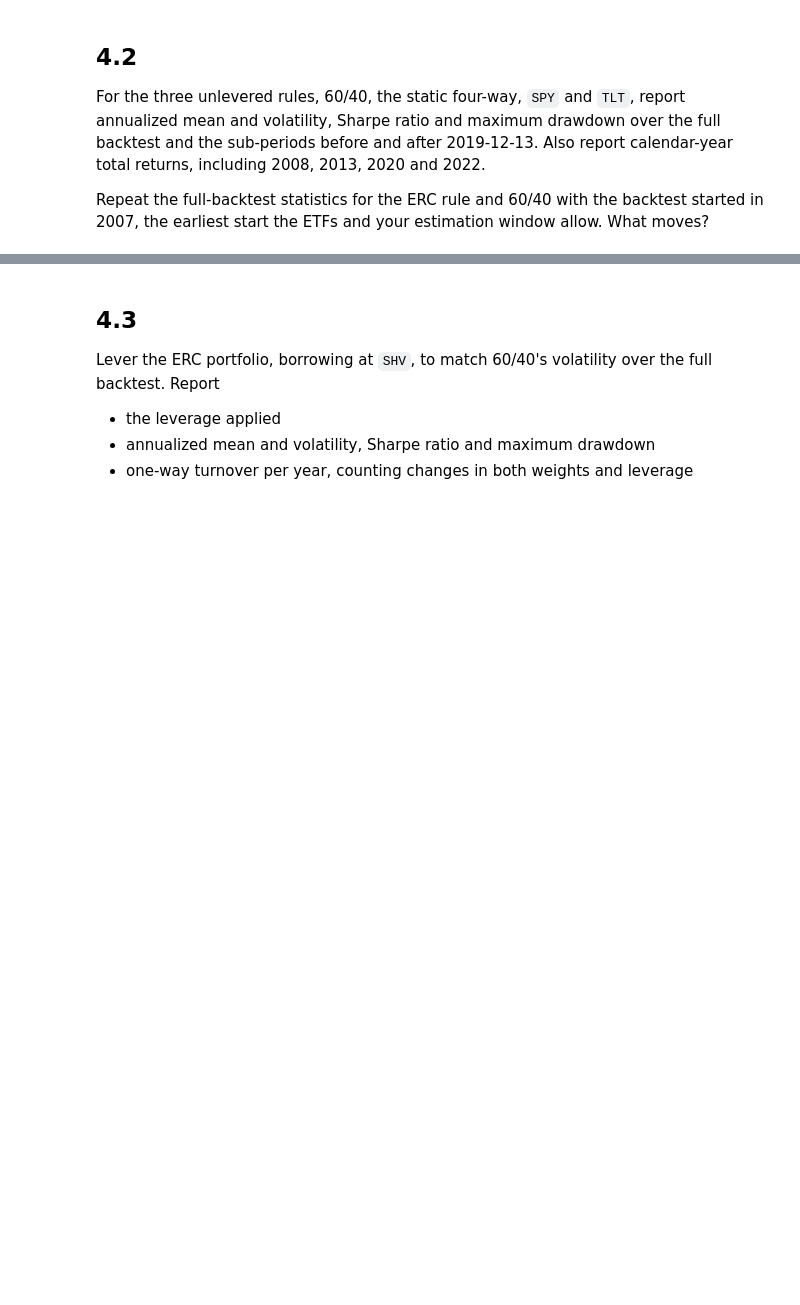
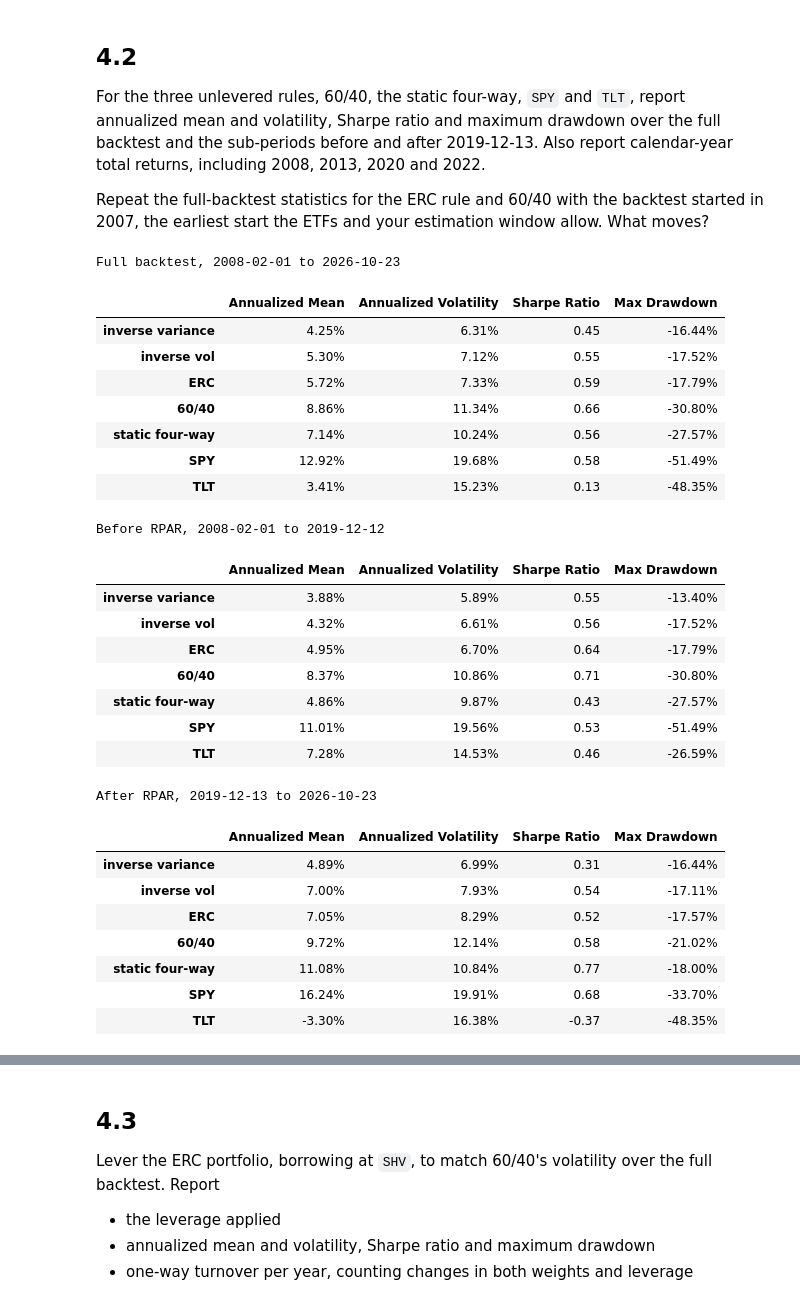
Before and after one commit to hannahkong1/midterm-project, a Jupyter notebook: risk_parity.ipynb, the cells around one changed output, grey strips where cells are left out. Cells and saved outputs as stored; diff of their text form; code cells hidden in the pictures; blank space fills up the shorter version.

```diff
--- a/risk_parity.ipynb
+++ b/risk_parity.ipynb
@@ -282,0 +393,42 @@ Repeat the full-backtest statistics for the ERC rule and 60/40 with the backtest
+# %%
+# Stat and Periods
+STATS_42 = ['Annualized Mean', 'Annualized Volatility', 'Sharpe Ratio', 'Max Drawdown']
+PERIODS_42 = {
+    'Full backtest, 2008-02-01 to 2026-10-23': ('2008-02-01', END),
+    'Before RPAR, 2008-02-01 to 2019-12-12': ('2008-02-01', '2019-12-12'),
+    'After RPAR, 2019-12-13 to 2026-10-23': ('2019-12-13', END),
+}
+FMT_42 = {'Annualized Mean': '{:.2%}', 'Annualized Volatility': '{:.2%}',
+          'Sharpe Ratio': '{:.2f}', 'Max Drawdown': '{:.2%}'}
+
+for label, (start, end) in PERIODS_42.items():
+    table = pd.DataFrame({s: product_stats(bt.loc[start:end, s], returns['SHV']) for s in PORTS_42}).T[STATS_42]
+    display(table.style.format(FMT_42).set_caption(label))
+# %% [output]
+Full backtest, 2008-02-01 to 2026-10-23
+|  | Annualized Mean | Annualized Volatility | Sharpe Ratio | Max Drawdown |
+| inverse variance | 4.25% | 6.31% | 0.45 | -16.44% |
+| inverse vol | 5.30% | 7.12% | 0.55 | -17.52% |
+| ERC | 5.72% | 7.33% | 0.59 | -17.79% |
+| 60/40 | 8.86% | 11.34% | 0.66 | -30.80% |
+| static four-way | 7.14% | 10.24% | 0.56 | -27.57% |
+| SPY | 12.92% | 19.68% | 0.58 | -51.49% |
+| TLT | 3.41% | 15.23% | 0.13 | -48.35% |
+Before RPAR, 2008-02-01 to 2019-12-12
+|  | Annualized Mean | Annualized Volatility | Sharpe Ratio | Max Drawdown |
+| inverse variance | 3.88% | 5.89% | 0.55 | -13.40% |
+| inverse vol | 4.32% | 6.61% | 0.56 | -17.52% |
+| ERC | 4.95% | 6.70% | 0.64 | -17.79% |
+| 60/40 | 8.37% | 10.86% | 0.71 | -30.80% |
+| static four-way | 4.86% | 9.87% | 0.43 | -27.57% |
+| SPY | 11.01% | 19.56% | 0.53 | -51.49% |
+| TLT | 7.28% | 14.53% | 0.46 | -26.59% |
+After RPAR, 2019-12-13 to 2026-10-23
+|  | Annualized Mean | Annualized Volatility | Sharpe Ratio | Max Drawdown |
+| inverse variance | 4.89% | 6.99% | 0.31 | -16.44% |
+| inverse vol | 7.00% | 7.93% | 0.54 | -17.11% |
+| ERC | 7.05% | 8.29% | 0.52 | -17.57% |
+| 60/40 | 9.72% | 12.14% | 0.58 | -21.02% |
+| static four-way | 11.08% | 10.84% | 0.77 | -18.00% |
+| SPY | 16.24% | 19.91% | 0.68 | -33.70% |
+| TLT | -3.30% | 16.38% | -0.37 | -48.35% |
```
Also changed, not shown: parts of 13 cells of this notebook.
